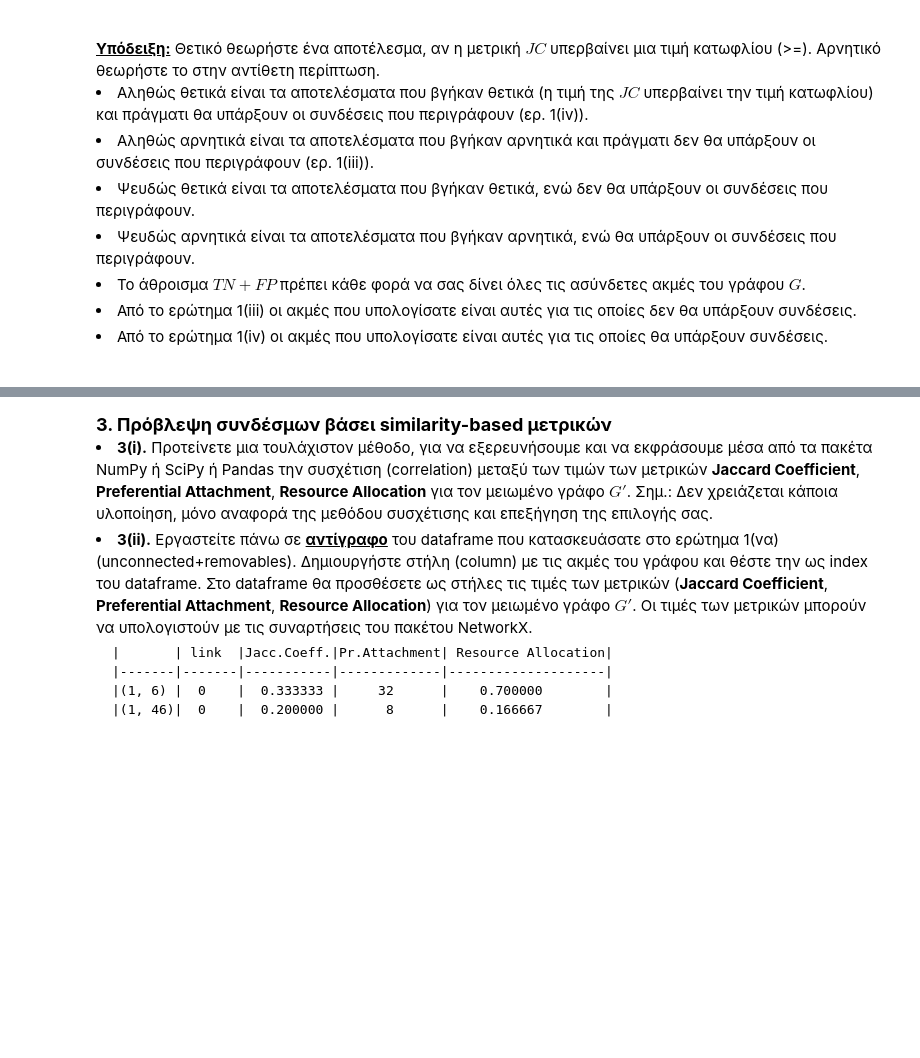
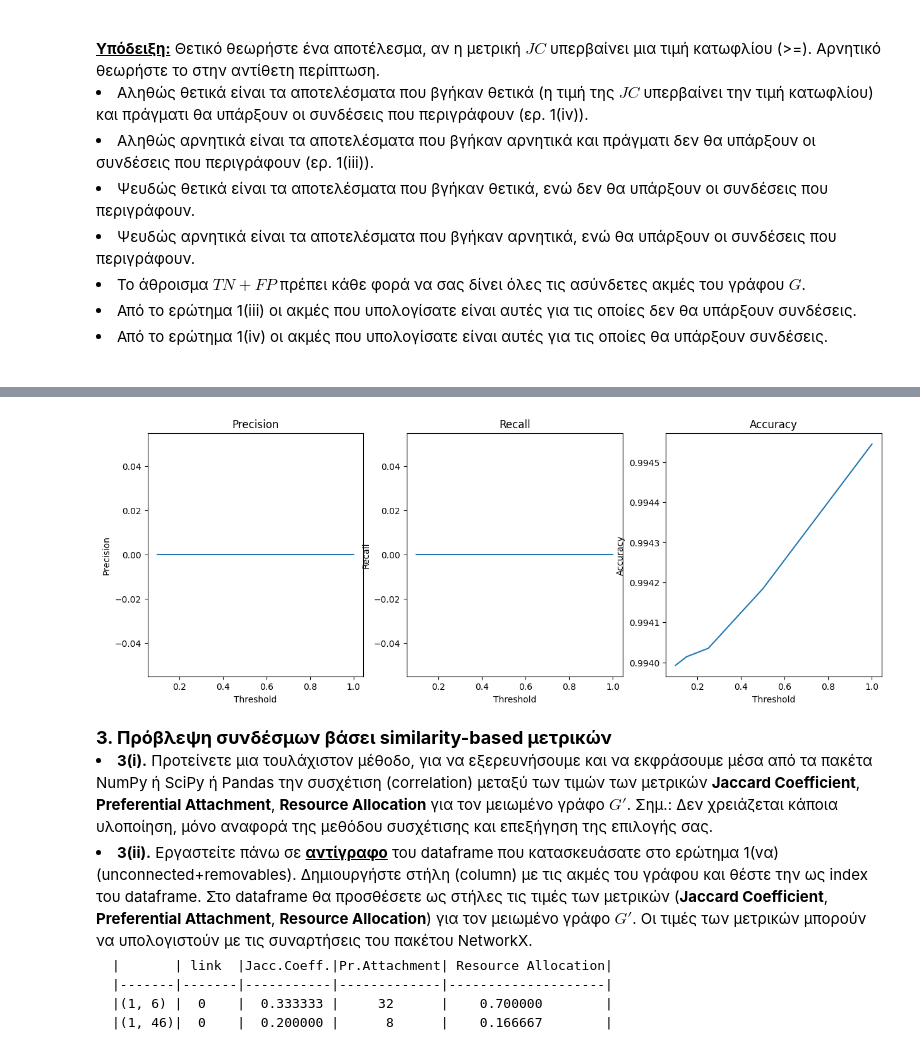
Before and after one commit to NikosVlachakis/Social_Network_Analysis, a Jupyter notebook: Lab3/lab3_student_version.ipynb, the cells around one changed output, grey strips where cells are left out. Drawn from its saved outputs; the diff is of its cells as text; code cells hidden in the pictures; blank space fills up the shorter version.

```diff
--- a/Lab3/lab3_student_version.ipynb
+++ b/Lab3/lab3_student_version.ipynb
@@ -87,6 +87,8 @@ def find_unconnected(G):
     # Return the list of unconnected pairs
     return unconnected
 
+unconnected_pairs = find_unconnected(G)
+
 print("Number of unconnected pairs: ", len(find_unconnected(G)))
 # %% [output]
 Number of unconnected pairs:  91671
@@ -166,7 +168,90 @@ Number of connected components in the graph:  230
         <li>Το άθροισμα $TN+FP$ πρέπει κάθε φορά να σας δίνει όλες τις ασύνδετες ακμές του γράφου $G$.</li>
 <li>Από το ερώτημα 1(iii) οι ακμές που υπολογίσατε είναι αυτές για τις οποίες δεν θα υπάρξουν συνδέσεις.</li> <li>Από το ερώτημα 1(iv) οι ακμές που υπολογίσατε είναι αυτές για τις οποίες θα υπάρξουν συνδέσεις.</li><BR></html>
 # %%
-#def JCfunction(threshold_jc):   #uncomment and complete
-#return recall_jc, precision_jc, accuracy_jc; #uncomment and complete
+# 2(i).
+# define a function that returns the Jaccard coefficient of a graph
+def JCfunction(graph):
+    return nx.jaccard_coefficient(graph)
 
-# k = Α.Μ. mod 10
+# 2(ii).
+# ΑΜ = 18441
+k = 18441%10
+# sort the edges by the Jaccard coefficient
+sorted_edges = sorted(JCfunction(G_new), key=lambda x: x[2], reverse=True)
+# get the top k edges
+top_k_edges = sorted_edges[:k]
+# print the top k edges
+print("top_k_edges are:",top_k_edges)
+
+# 2(iii).
+threshold_values = [0.1,0.15,0.25,0.5,1]
+
+set_removable_edges = set(removable_edges)
+set_unconnected_pairs = set(unconnected_pairs)
+
+# function that returns the precision, recall and accuracy metrics for Jaccard coefficient
+def metrics_JC(threshold):
+    # define the true positives, false positives, false negatives and true negatives
+    TP = 0
+    FP = 0
+    FN = 0
+    TN = 0
+    # iterate over the top k edges
+    for edge in sorted_edges:
+        # if the edge is in the removable edges and the Jaccard coefficient is greater than the threshold, then it is a true positive
+        if (edge[0], edge[1]) in set_removable_edges and edge[2] >= threshold:
+            TP += 1
+        # if the edge is not in the removable edges and the Jaccard coefficient is greater than the threshold, then it is a false positive
+        elif (edge[0], edge[1]) not in set_unconnected_pairs and edge[2] >= threshold:
+            FP += 1
+        # if the edge is in the removable edges and the Jaccard coefficient is less than the threshold, then it is a false negative
+        elif (edge[0], edge[1]) in set_removable_edges and edge[2] <= threshold:
+            FN += 1
+        # if the edge is not in the removable edges and the Jaccard coefficient is less than the threshold, then it is a true negative
+        elif (edge[0], edge[1]) not in set_unconnected_pairs and edge[2] <= threshold:
+            TN += 1
+
+
+    # calculate the precision, recall and accuracy and ensure that the denominator is not 0
+    if (TP + FP) != 0:
+        precision = TP/(TP + FP)
+    else:
+        precision = 0
+    if (TP + FN) != 0:
+        recall = TP/(TP + FN)
+    else:
+        recall = 0
+    if (TP + TN + FP + FN) != 0:
+        accuracy = (TP + TN)/(TP + TN + FP + FN)
+    else:
+        accuracy = 0
+    # return the precision, recall and accuracy
+    return precision, recall, accuracy
+
+
+# print the precision, recall and accuracy for each threshold
+for threshold in threshold_values:
+    precision, recall, accuracy = metrics_JC(threshold)
+    print("Precision: ", precision, "Recall: ", recall, "Accuracy: ", accuracy)
+
+
+# precision graph
+precision_values = []
+recall_values = []
+accuracy_values = []
+for threshold in threshold_values:
+    precision, recall, accuracy = metrics_JC(threshold)
+    precision_values.append(precision)
+    recall_values.append(recall)
+    accuracy_values.append(accuracy)
+
+# create a diagram with 3 subplots one for each metric
+fig, (ax1, ax2, ax3) = plt.subplots(1, 3, figsize=(15, 5))
+for ax, values, title in zip([ax1, ax2, ax3], [precision_values, recall_values, accuracy_values], ['Precision', 'Recall', 'Accuracy']):
+    ax.plot(threshold_values, values)
+    ax.set_title(title)
+    ax.set_xlabel('Threshold')
+    ax.set_ylabel(title)
+
+plt.show()
+# %% [output]
@@ -173,3 +264,4 @@ Number of connected components in the graph:  230
+[figure, added]
 # %% [markdown]
 <html><font size=4><B>3. Πρόβλεψη συνδέσμων βάσει similarity-based μετρικών</B></font>
         <li><B>3(i).</B> Προτείνετε μια τουλάχιστον μέθοδο, για να εξερευνήσουμε και να εκφράσουμε μέσα από τα πακέτα NumPy ή SciPy ή Pandas την συσχέτιση (correlation) μεταξύ των τιμών των μετρικών <B>Jaccard Coefficient</B>, <B>Preferential Attachment</B>, <B>Resource Allocation</B> για τον μειωμένο γράφο $G'$. Σημ.: Δεν χρειάζεται κάποια υλοποίηση, μόνο αναφορά της μεθόδου συσχέτισης και επεξήγηση της επιλογής σας.
```
Also changed, not shown: parts of 2 cells of this notebook.
